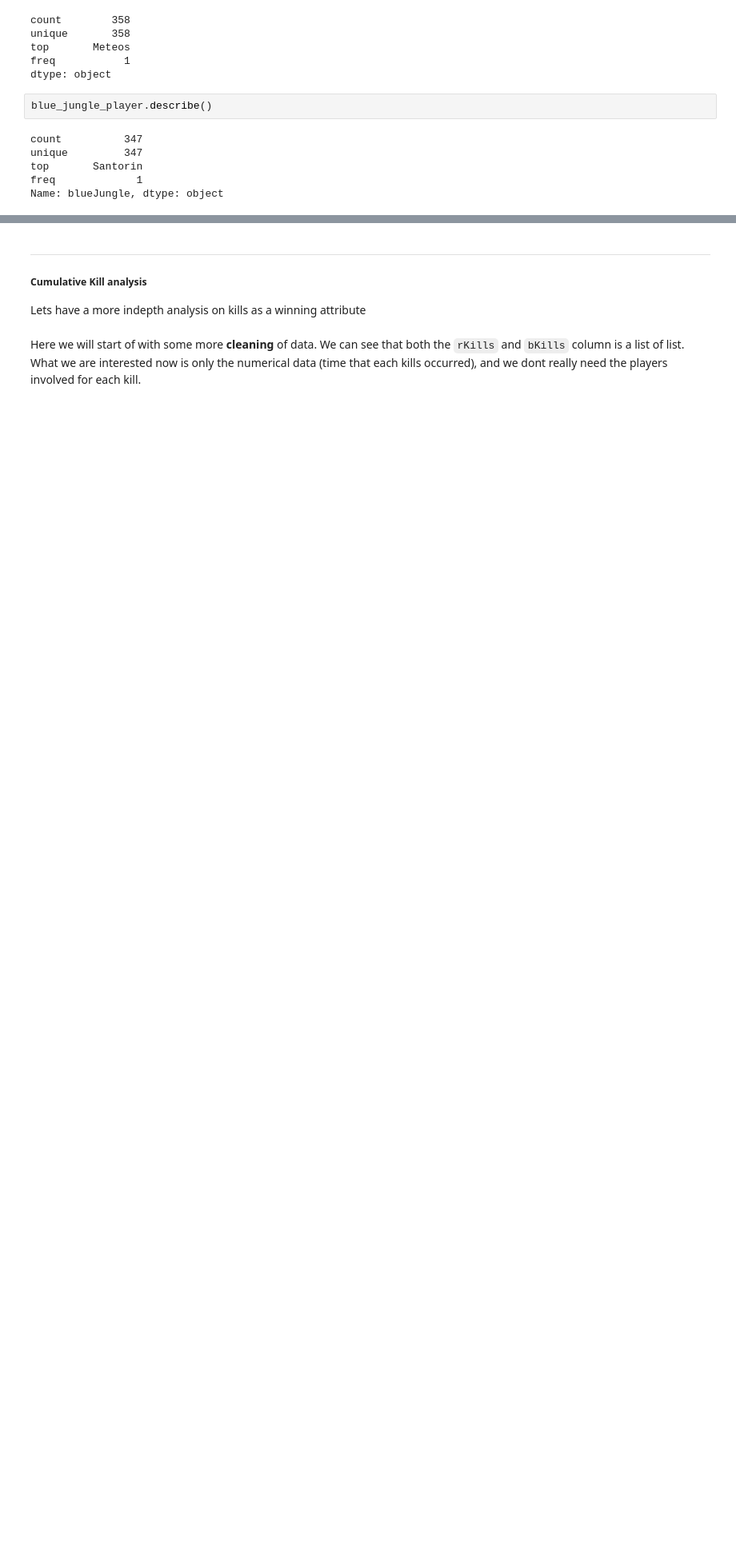
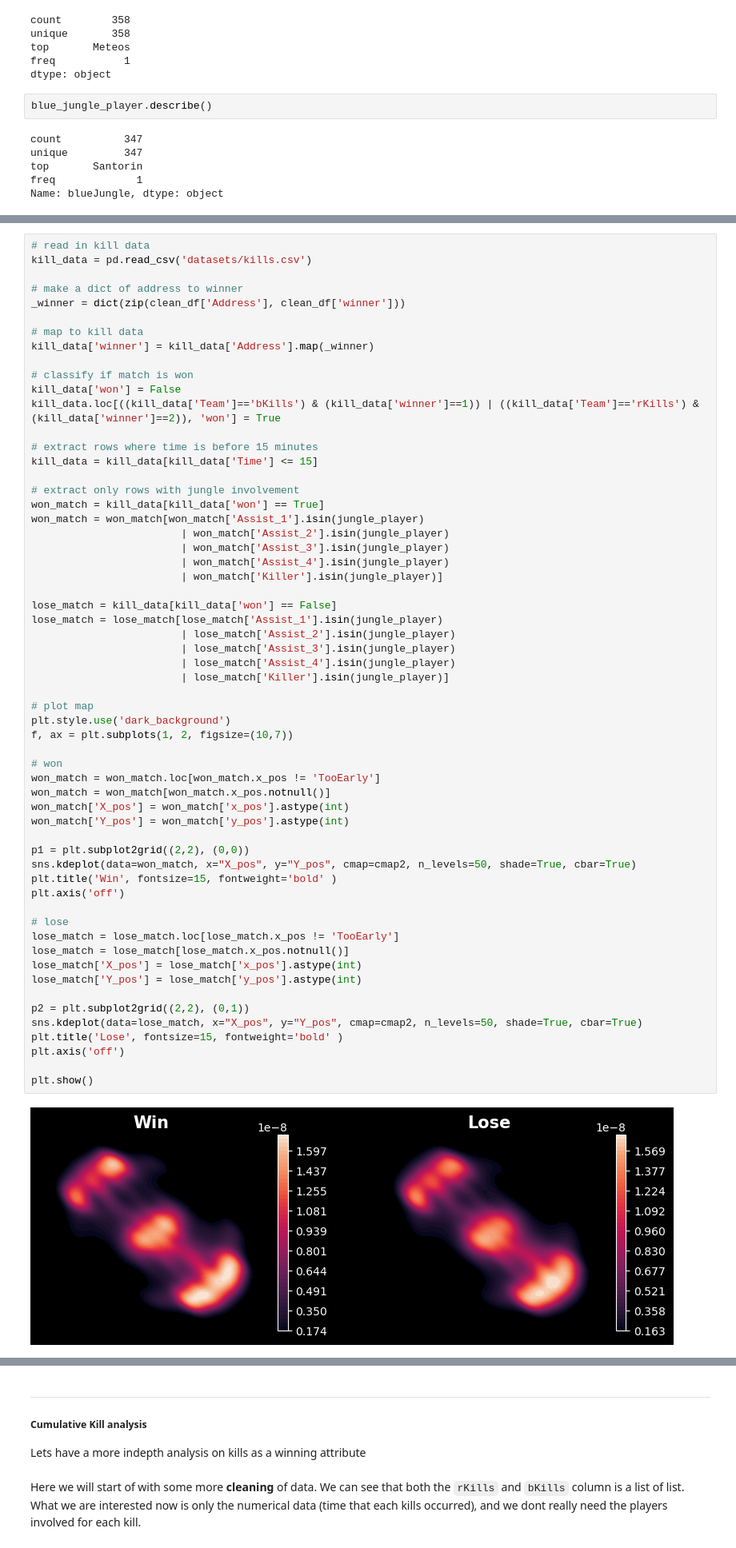
Before and after one commit to oscarqjh/NTU_SC1015_Project, a Jupyter notebook: Initial_EDA.ipynb, the cells around one changed output, grey strips where cells are left out. Shown at 80% size. Drawn from its saved outputs; the diff is of its cells as text; blank space fills up the shorter version.

```diff
--- a/Initial_EDA.ipynb
+++ b/Initial_EDA.ipynb
@@ -822,0 +699,61 @@ plt.show()
+# %%
+# read in kill data
+kill_data = pd.read_csv('datasets/kills.csv')
+
+# make a dict of address to winner
+_winner = dict(zip(clean_df['Address'], clean_df['winner']))
+
+# map to kill data
+kill_data['winner'] = kill_data['Address'].map(_winner)
+
+# classify if match is won
+kill_data['won'] = False
+kill_data.loc[((kill_data['Team']=='bKills') & (kill_data['winner']==1)) | ((kill_data['Team']=='rKills') & (kill_data['winner']==2)), 'won'] = True
+
+# extract rows where time is before 15 minutes
+kill_data = kill_data[kill_data['Time'] <= 15]
+
+# extract only rows with jungle involvement
+won_match = kill_data[kill_data['won'] == True]
+won_match = won_match[won_match['Assist_1'].isin(jungle_player)
+                        | won_match['Assist_2'].isin(jungle_player)
+                        | won_match['Assist_3'].isin(jungle_player)
+                        | won_match['Assist_4'].isin(jungle_player)
+                        | won_match['Killer'].isin(jungle_player)]
+
+lose_match = kill_data[kill_data['won'] == False]
+lose_match = lose_match[lose_match['Assist_1'].isin(jungle_player)
+                        | lose_match['Assist_2'].isin(jungle_player)
+                        | lose_match['Assist_3'].isin(jungle_player)
+                        | lose_match['Assist_4'].isin(jungle_player)
+                        | lose_match['Killer'].isin(jungle_player)]
+
+# plot map
+plt.style.use('dark_background')
+f, ax = plt.subplots(1, 2, figsize=(10,7))
+
+# won
+won_match = won_match.loc[won_match.x_pos != 'TooEarly']
+won_match = won_match[won_match.x_pos.notnull()]
+won_match['X_pos'] = won_match['x_pos'].astype(int)
+won_match['Y_pos'] = won_match['y_pos'].astype(int)
+
+p1 = plt.subplot2grid((2,2), (0,0))
+sns.kdeplot(data=won_match, x="X_pos", y="Y_pos", cmap=cmap2, n_levels=50, shade=True, cbar=True)
+plt.title('Win', fontsize=15, fontweight='bold' )
+plt.axis('off')
+
+# lose
+lose_match = lose_match.loc[lose_match.x_pos != 'TooEarly']
+lose_match = lose_match[lose_match.x_pos.notnull()]
+lose_match['X_pos'] = lose_match['x_pos'].astype(int)
+lose_match['Y_pos'] = lose_match['y_pos'].astype(int)
+
+p2 = plt.subplot2grid((2,2), (0,1))
+sns.kdeplot(data=lose_match, x="X_pos", y="Y_pos", cmap=cmap2, n_levels=50, shade=True, cbar=True)
+plt.title('Lose', fontsize=15, fontweight='bold' )
+plt.axis('off')
+
+plt.show()
+# %% [output]
+[figure, added]
```
Also changed, not shown: parts of 6 cells of this notebook.
